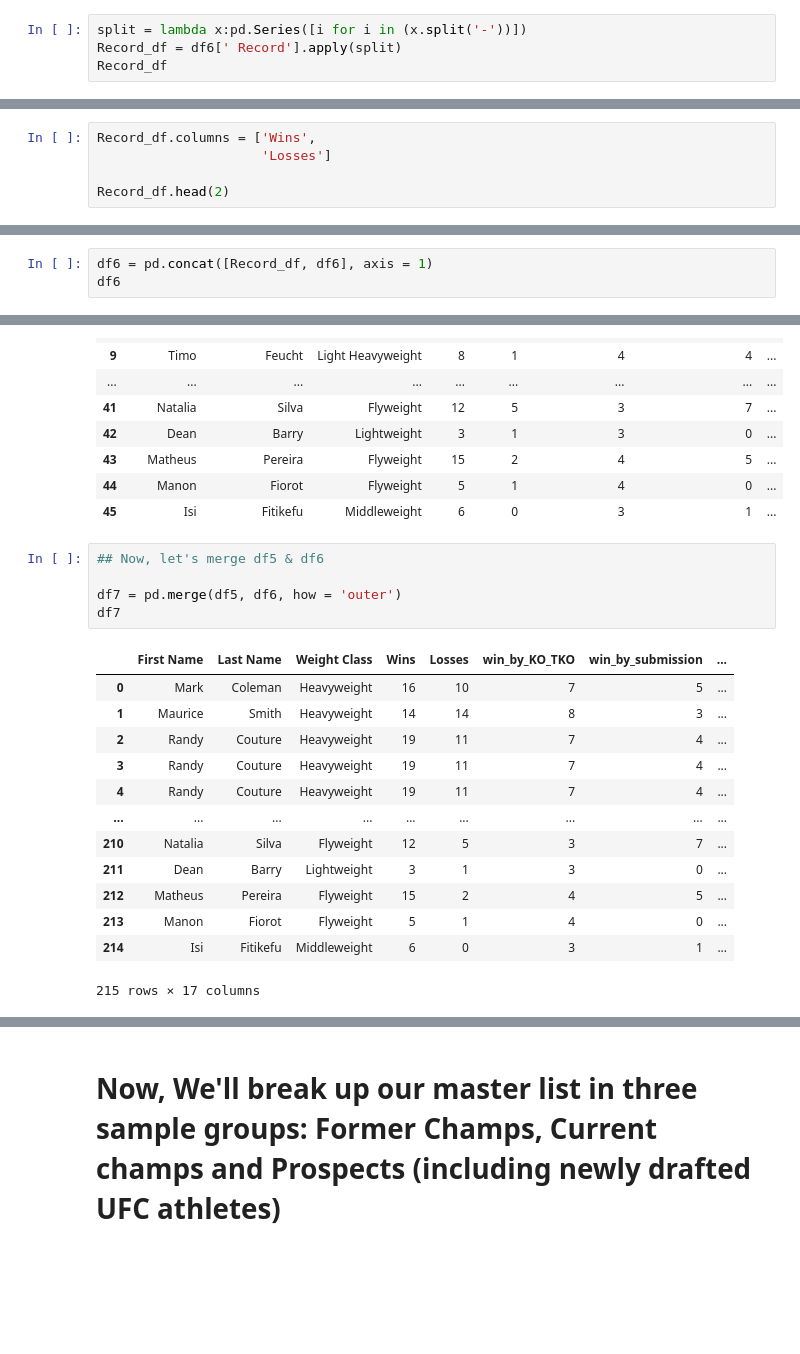
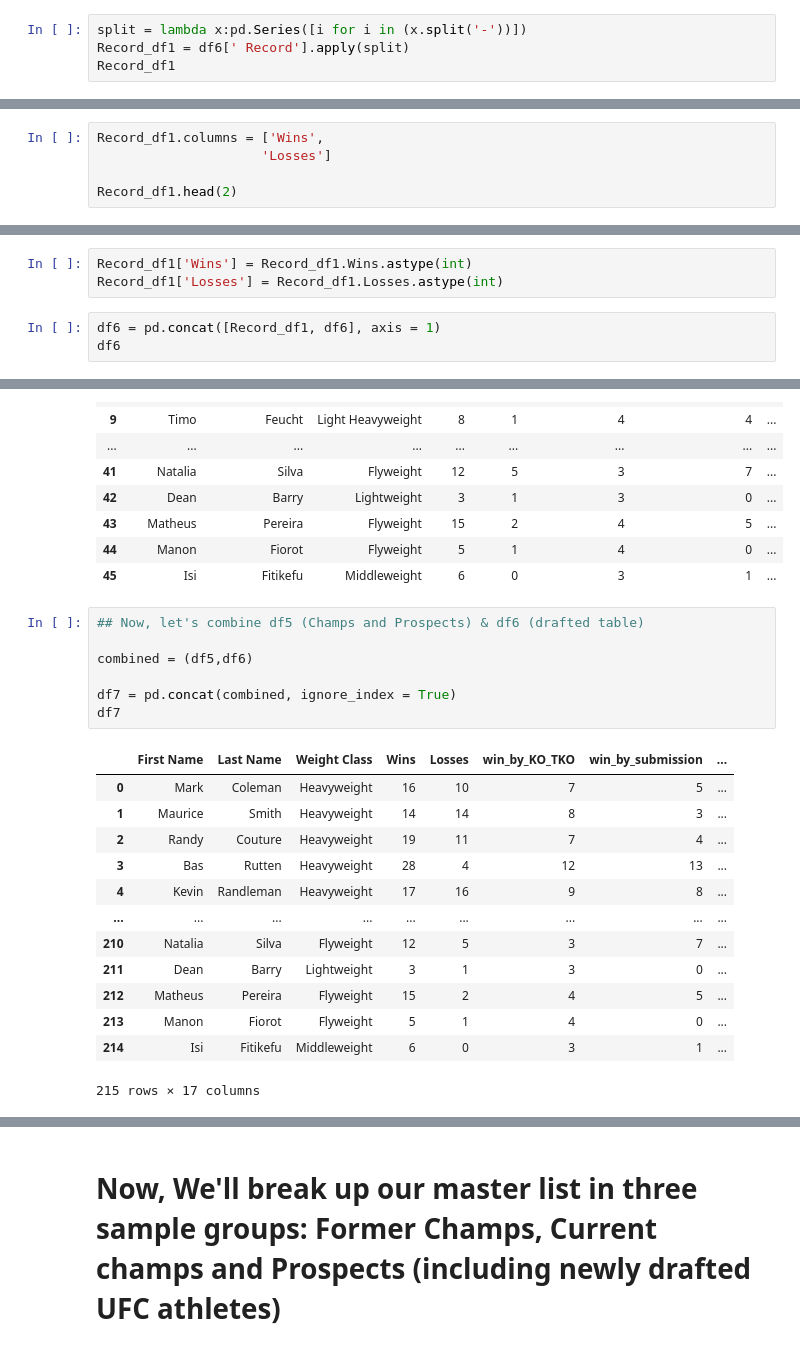
Before and after one commit to jbtchampo/Beyond-the-Fight-An-Analysis-on-the-UFC-Ultimate-Fighting-Championship-, a Jupyter notebook: Notebook/EDA - Master Athletes List (Champions_list_ top50 Prospects_ 2020_drafted).ipynb, the cells around one changed output, grey strips where cells are left out. Drawn from its saved outputs; the diff is of its cells as text; blank space fills up the shorter version.

```diff
--- a/Notebook/EDA - Master Athletes List (Champions_list_ top50 Prospects_ 2020_drafted).ipynb
+++ b/Notebook/EDA - Master Athletes List (Champions_list_ top50 Prospects_ 2020_drafted).ipynb
@@ -447,8 +480,8 @@ df6
 | 45 | Isi | Fitikefu | Middleweight | 6-0 | Male | UFC | Australia | Doxz | Drafted | ... |
 # %%
 split = lambda x:pd.Series([i for i in (x.split('-'))])
-Record_df = df6[' Record'].apply(split)
-Record_df
+Record_df1 = df6[' Record'].apply(split)
+Record_df1
 # %% [output]
 |  | 0 | 1 |
 | 0 | 12 | 0 |
@@ -468,16 +501,19 @@ Record_df
 | 44 | 5 | 1 |
 | 45 | 6 | 0 |
 # %%
-Record_df.columns = ['Wins',
+Record_df1.columns = ['Wins',
                      'Losses']
 
-Record_df.head(2)
+Record_df1.head(2)
 # %% [output]
 |  | Wins | Losses |
 | 0 | 12 | 0 |
 | 1 | 6 | 0 |
+# %%
+Record_df1['Wins'] = Record_df1.Wins.astype(int)
+Record_df1['Losses'] = Record_df1.Losses.astype(int)
 # %%
-df6 = pd.concat([Record_df, df6], axis = 1)
+df6 = pd.concat([Record_df1, df6], axis = 1)
 df6
 # %% [output]
 |  | Wins | Losses | First Name | Last Name | Weight Class | Record | Sex | Company | Country | Nickname | ... |
@@ -565,17 +601,19 @@ df6
 | 44 | Manon | Fiorot | Flyweight | 5 | 1 | 4 | 0 | ... |
 | 45 | Isi | Fitikefu | Middleweight | 6 | 0 | 3 | 1 | ... |
 # %%
-## Now, let's merge df5 & df6
+## Now, let's combine df5 (Champs and Prospects) & df6 (drafted table)
 
-df7 = pd.merge(df5, df6, how = 'outer')
+combined = (df5,df6)
+
+df7 = pd.concat(combined, ignore_index = True)
 df7
 # %% [output]
 |  | First Name | Last Name | Weight Class | Wins | Losses | win_by_KO_TKO | win_by_submission | ... |
 | 0 | Mark | Coleman | Heavyweight | 16 | 10 | 7 | 5 | ... |
 | 1 | Maurice | Smith | Heavyweight | 14 | 14 | 8 | 3 | ... |
 | 2 | Randy | Couture | Heavyweight | 19 | 11 | 7 | 4 | ... |
-| 3 | Randy | Couture | Heavyweight | 19 | 11 | 7 | 4 | ... |
-| 4 | Randy | Couture | Heavyweight | 19 | 11 | 7 | 4 | ... |
+| 3 | Bas | Rutten | Heavyweight | 28 | 4 | 12 | 13 | ... |
+| 4 | Kevin | Randleman | Heavyweight | 17 | 16 | 9 | 8 | ... |
 | ... | ... | ... | ... | ... | ... | ... | ... | ... |
 | 210 | Natalia | Silva | Flyweight | 12 | 5 | 3 | 7 | ... |
 | 211 | Dean | Barry | Lightweight | 3 | 1 | 3 | 0 | ... |
```
Also changed, not shown: parts of 85 cells of this notebook.
